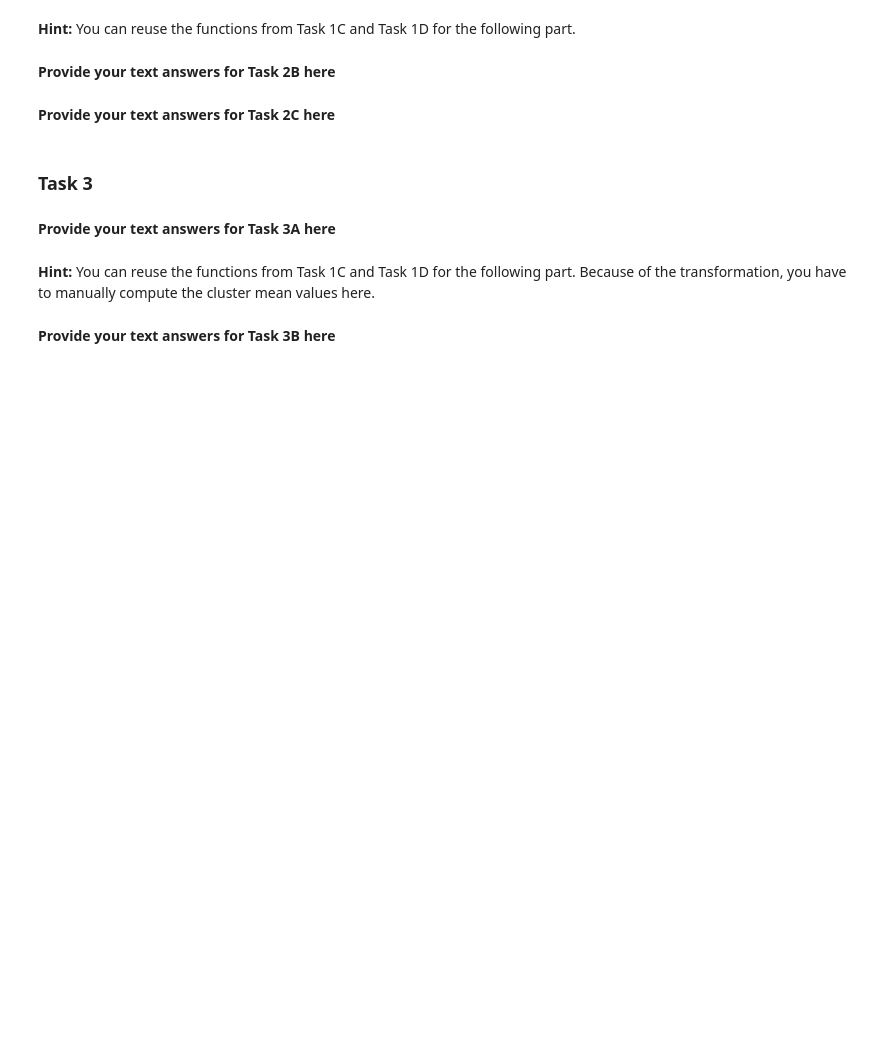
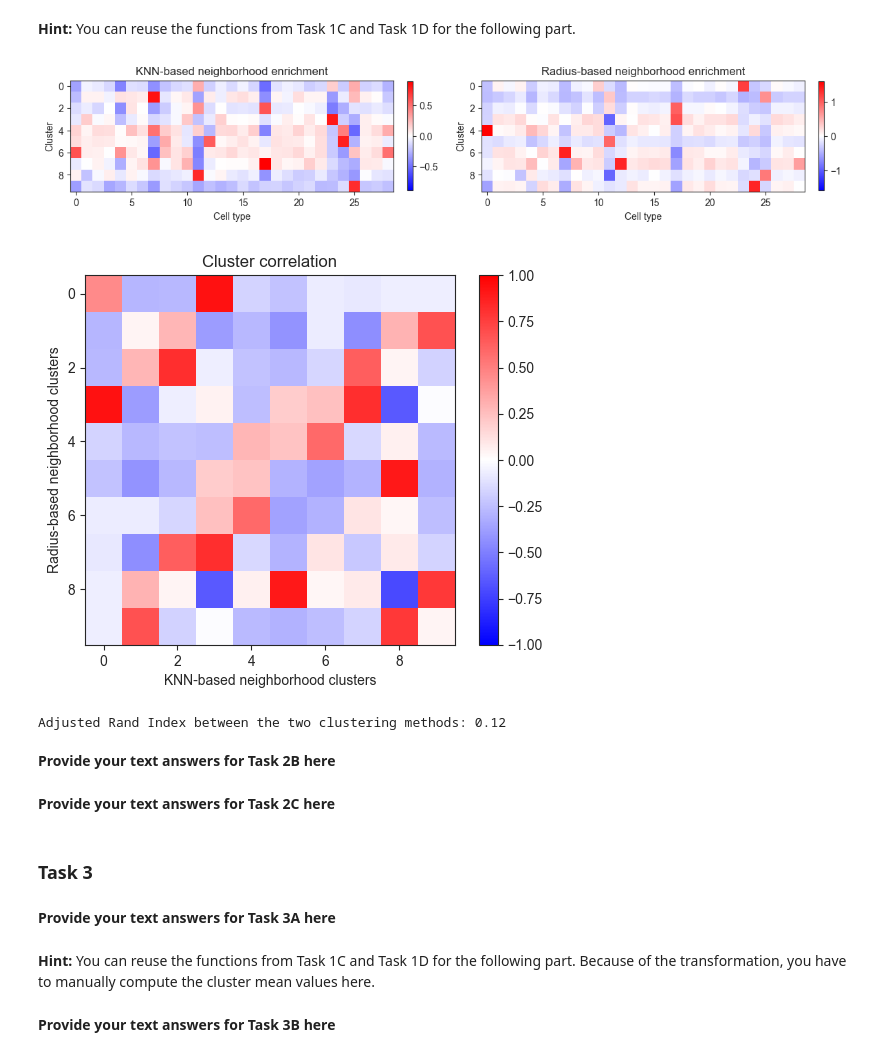
Before and after one commit to kerseviciute/machine-learning-for-single-cell-biology, a Jupyter notebook: hw4/mlscb_2024_assignment_04_code.ipynb, the cells around one changed output. Cells and saved outputs as stored; diff of their text form; code cells hidden in the pictures; blank space fills up the shorter version.

```diff
--- a/hw4/mlscb_2024_assignment_04_code.ipynb
+++ b/hw4/mlscb_2024_assignment_04_code.ipynb
@@ -189,20 +240,53 @@ def task2a_get_neighborhood_composition_radius(sample_data: pd.DataFrame, radius
 # %%
 # Compute cell neighborhoods for the samples and celltype frequencies
-#########################
-# INSERT YOUR CODE HERE #
-#########################
+cell_type_frequencies2 = task2a_get_neighborhood_composition_radius(data, radius = r)
 # %% [markdown]
 **Hint:** You can reuse the functions from Task 1C and Task 1D for the following part.
 # %%
 # Cluster cells based on their neighborhood compositions
-#########################
-# INSERT YOUR CODE HERE #
-#########################
+clusters2, mean_values2 = task1c_clustering(cell_type_frequencies2, n_clusters = n_neighbors)
 # %%
 # Compare results
-#########################
-# INSERT YOUR CODE HERE #
-#########################
+
+enrichment2 = enrichment_score(
+    cluster_mean_values = mean_values2,
+    all_values = np.array(cell_type_frequencies2)
+)
+
+plt.figure(figsize = (12, 6))
+
+plt.subplot(1, 2, 1)
+task1d_plot_enrichment_scores(enrichment)
+plt.title("KNN-based neighborhood enrichment")
+
+plt.subplot(1, 2, 2)
+task1d_plot_enrichment_scores(enrichment2)
+plt.title("Radius-based neighborhood enrichment")
+
+plt.tight_layout()
+plt.show()
+
+corr = np.zeros((enrichment.shape[0], enrichment2.shape[0]))
+
+for i, cluster1 in enumerate(enrichment):
+    for j, cluster2 in enumerate(enrichment2):
+        correlation = np.corrcoef(cluster1, cluster2)[0][1]
+        corr[i][j] = correlation
+        corr[j][i] = correlation
+
+plt.imshow(corr, cmap = "bwr", vmin = -1, vmax = 1)
+plt.xlabel("KNN-based neighborhood clusters")
+plt.ylabel("Radius-based neighborhood clusters")
+plt.title("Cluster correlation")
+plt.colorbar()
+plt.show()
+
+ari_score = adjusted_rand_score(clusters1, clusters2)
+print(f"Adjusted Rand Index between the two clustering methods: {round(ari_score, 2)}")
+# %% [output]
+[figure, added]
+[figure, added]
+Adjusted Rand Index between the two clustering methods: 0.12
 # %% [markdown]
 **Provide your text answers for Task 2B here**
 # %% [markdown]
```
Also changed, not shown: parts of 6 cells of this notebook.
